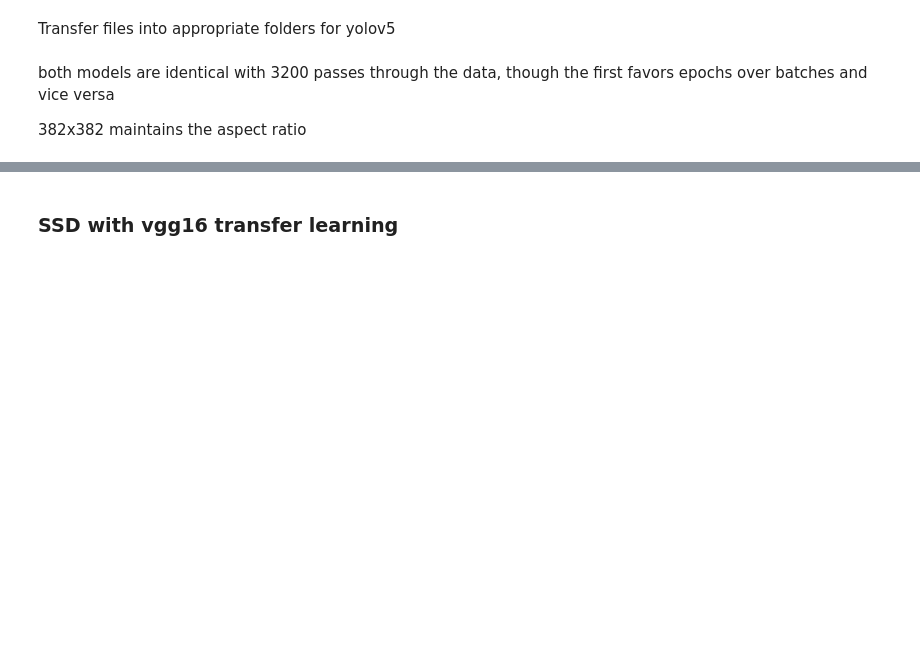
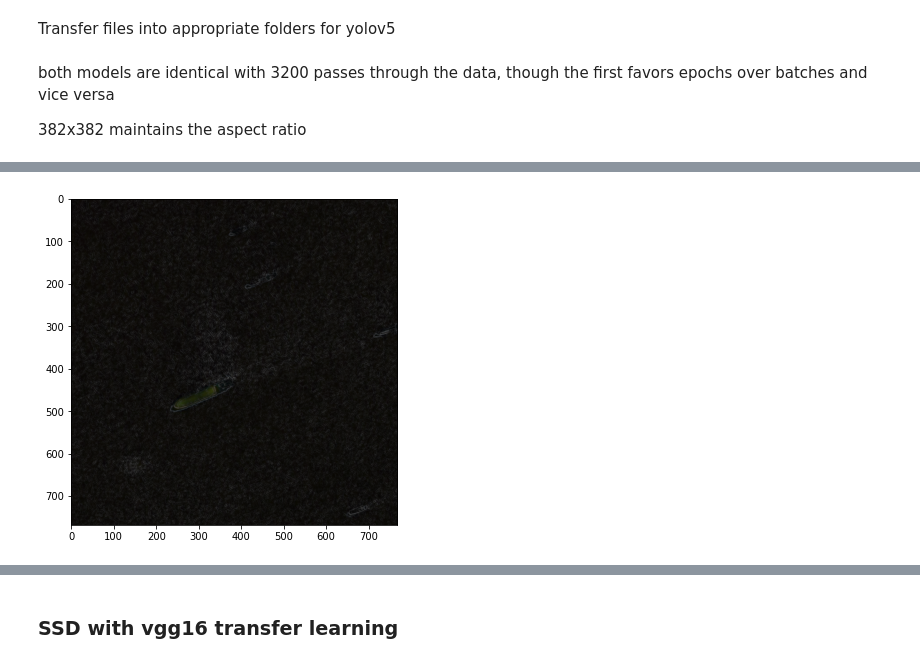
Before and after one commit to DanG-Mergin/yolov5_obj_detection, a Jupyter notebook: final_project.ipynb, the cells around one changed output, grey strips where cells are left out. Saved outputs shown, nothing was run; the diff lists cells and outputs as text; code cells hidden in the pictures; blank space fills up the shorter version.

```diff
--- a/final_project.ipynb
+++ b/final_project.ipynb
@@ -312,0 +366,10 @@ both models are identical with 3200 passes through the data, though the first fa
+# %%
+from skimage import filters
+
+equalized_sobel = filters.sobel(image)
+
+fig, ax = plt.subplots( figsize=(6, 6))
+_=ax.imshow(equalized_sobel, cmap=plt.get_cmap('gray'))
+plt.show()
+# %% [output]
+[figure, added]
```
Also changed, not shown: parts of 15 cells of this notebook, 8 other files.
